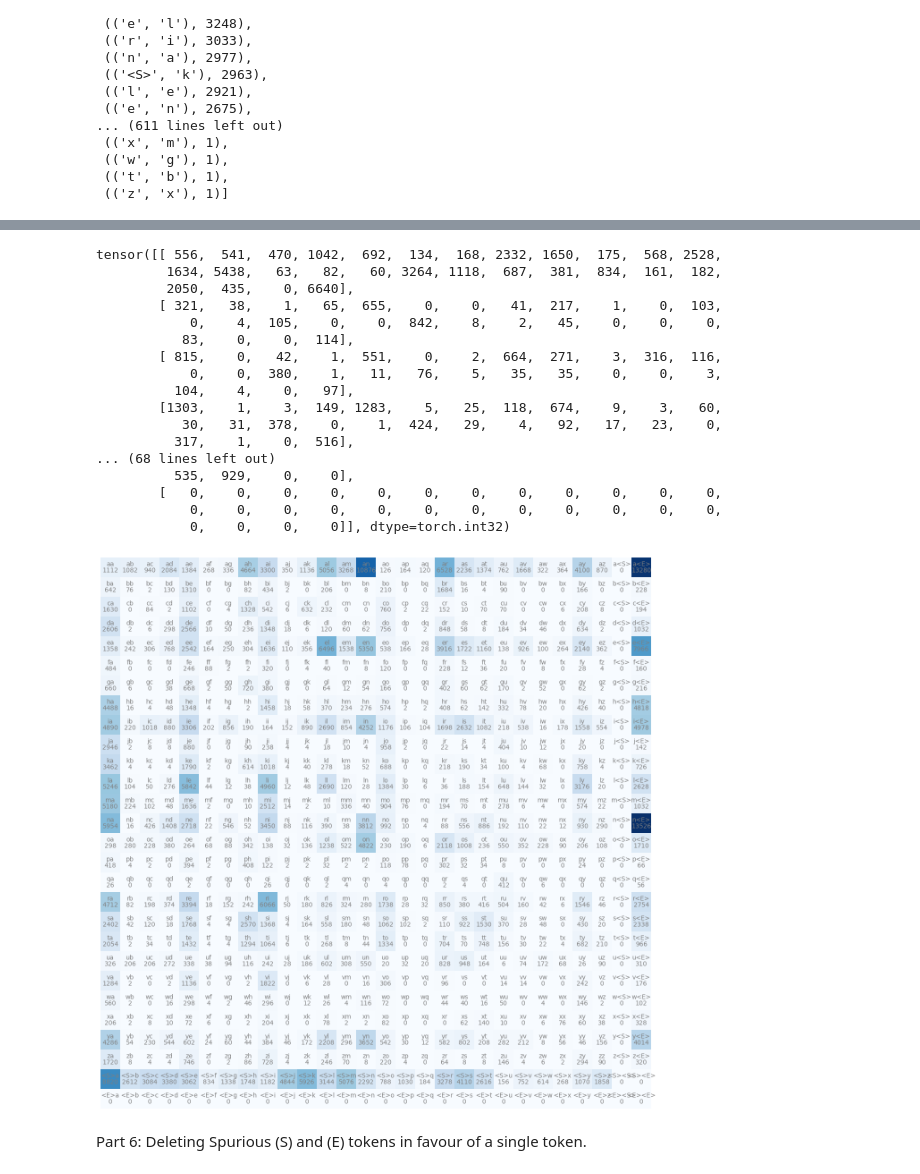
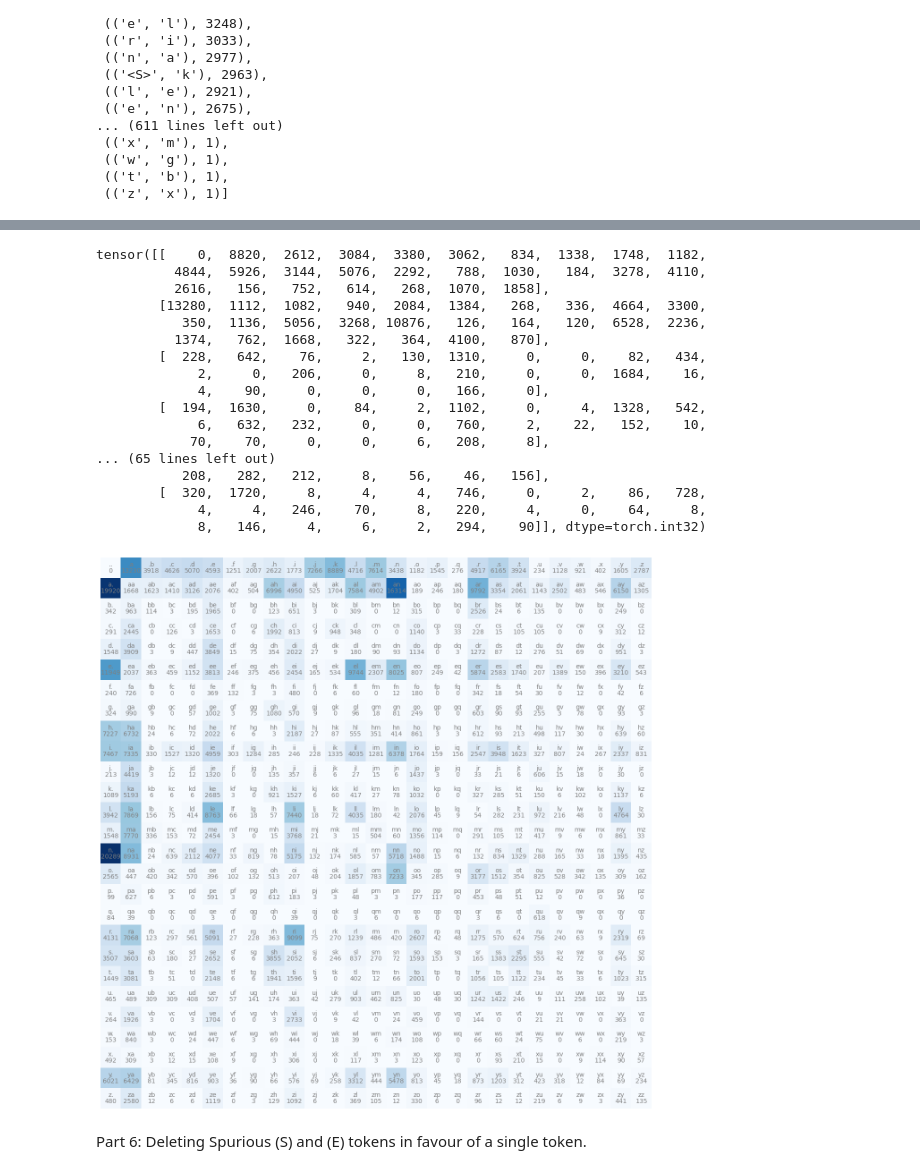
Before and after one commit to HamzaXplorer/ml-fundamentals, a Jupyter notebook: makemore/Makemore.ipynb, the cells around one changed output, grey strips where cells are left out. Cells and saved outputs as stored; diff of their text form; code cells hidden in the pictures.

```diff
--- a/makemore/Makemore.ipynb
+++ b/makemore/Makemore.ipynb
@@ -90,10 +90,10 @@ sorted(b.items(), key = lambda kv: -kv[1])  # the lambda here returns the count
 # %%
 import torch
 # %%
-N = torch.zeros((28,28), dtype = torch.int32)
+N = torch.zeros((27,27), dtype = torch.int32)
 # %%
 chars = sorted(list(set(''.join(words)))) # join makes the words file into one long string with no spaces between names, set throws out all duplicate characters, list converts it from a set to a list and sorted sorts the unique characters alphabetically
-stoi = {s:i for i,s in enumerate(chars)} # enumerate is like zip but it zips with index instead of a seperate sequence.
-stoi['<S>'] = 26
-stoi['<E>'] = 27
+stoi = {s:i+1 for i,s in enumerate(chars)} # enumerate is like zip but it zips with index instead of a seperate sequence. the plus one makes it so we use natural numbers.
+stoi['.'] = 0
+itos = {i:s for s, i in stoi.items()} # this is "index to string". stoi.items turns stoi into key value pairs, and then for i:s goes through all of them building the new dictionary where s = first argument and i the second each time, and sicne we said i : s it makes a dict where second argument is key and first is value i.e essentially stoi reversed.
 # %%
@@ -119,27 +119,27 @@ stoi
 # %%
 for w in words:
-    chs = ['<S>'] + list(w) + ['<E>']
+    chs = ['.'] + list(w) + ['.']
     for ch1, ch2 in zip(chs, chs[1:]):
-        ix1 = stoi[ch1]
+        ix1 = stoi[ch1] # ix1 and ix2 refer to the index (in natty numbs) that ch2 or ch2 are at.
         ix2 = stoi[ch2]
-        N[ix1, ix2] += 1
+        N[ix1, ix2] += 1 # go to the value stored in the tensor for this bigram and bump up by one
 # %%
 N
 # %% [output]
-tensor([[ 556,  541,  470, 1042,  692,  134,  168, 2332, 1650,  175,  568, 2528,
-         1634, 5438,   63,   82,   60, 3264, 1118,  687,  381,  834,  161,  182,
-         2050,  435,    0, 6640],
-        [ 321,   38,    1,   65,  655,    0,    0,   41,  217,    1,    0,  103,
-            0,    4,  105,    0,    0,  842,    8,    2,   45,    0,    0,    0,
-           83,    0,    0,  114],
-        [ 815,    0,   42,    1,  551,    0,    2,  664,  271,    3,  316,  116,
-            0,    0,  380,    1,   11,   76,    5,   35,   35,    0,    0,    3,
-          104,    4,    0,   97],
-        [1303,    1,    3,  149, 1283,    5,   25,  118,  674,    9,    3,   60,
-           30,   31,  378,    0,    1,  424,   29,    4,   92,   17,   23,    0,
-          317,    1,    0,  516],
-... (68 lines left out)
-          535,  929,    0,    0],
-        [   0,    0,    0,    0,    0,    0,    0,    0,    0,    0,    0,    0,
-            0,    0,    0,    0,    0,    0,    0,    0,    0,    0,    0,    0,
-            0,    0,    0,    0]], dtype=torch.int32)
+tensor([[    0,  8820,  2612,  3084,  3380,  3062,   834,  1338,  1748,  1182,
+          4844,  5926,  3144,  5076,  2292,   788,  1030,   184,  3278,  4110,
+          2616,   156,   752,   614,   268,  1070,  1858],
+        [13280,  1112,  1082,   940,  2084,  1384,   268,   336,  4664,  3300,
+           350,  1136,  5056,  3268, 10876,   126,   164,   120,  6528,  2236,
+          1374,   762,  1668,   322,   364,  4100,   870],
+        [  228,   642,    76,     2,   130,  1310,     0,     0,    82,   434,
+             2,     0,   206,     0,     8,   210,     0,     0,  1684,    16,
+             4,    90,     0,     0,     0,   166,     0],
+        [  194,  1630,     0,    84,     2,  1102,     0,     4,  1328,   542,
+             6,   632,   232,     0,     0,   760,     2,    22,   152,    10,
+            70,    70,     0,     0,     6,   208,     8],
+... (65 lines left out)
+           208,   282,   212,     8,    56,    46,   156],
+        [  320,  1720,     8,     4,     4,   746,     0,     2,    86,   728,
+             4,     4,   246,    70,     8,   220,     4,     0,    64,     8,
+             8,   146,     4,     6,     2,   294,    90]], dtype=torch.int32)
@@ -148,16 +146,16 @@ itos = {i:s for s, i in stoi.items()}
 # %%
 import matplotlib.pyplot as plt
 %matplotlib inline
 
 plt.figure(figsize=(16,16))
 plt.imshow(N, cmap='Blues')
-for i in range(28):
-    for j in range(28):
+for i in range(27):
+    for j in range(27):
         chstr = itos[i] + itos[j]
         plt.text(j, i, chstr, ha = "center", va = "bottom", color = 'gray')
         plt.text(j, i, N[i, j].item(), ha = "center", va = "top", color="gray")
     plt.axis('off')
 # %% [output]
-[figure, old version]
+[figure, new version]
 # %% [markdown]
 Part 6: Deleting Spurious (S) and (E) tokens in favour of a single token.
```
Also changed, not shown: parts of 2 cells of this notebook.
